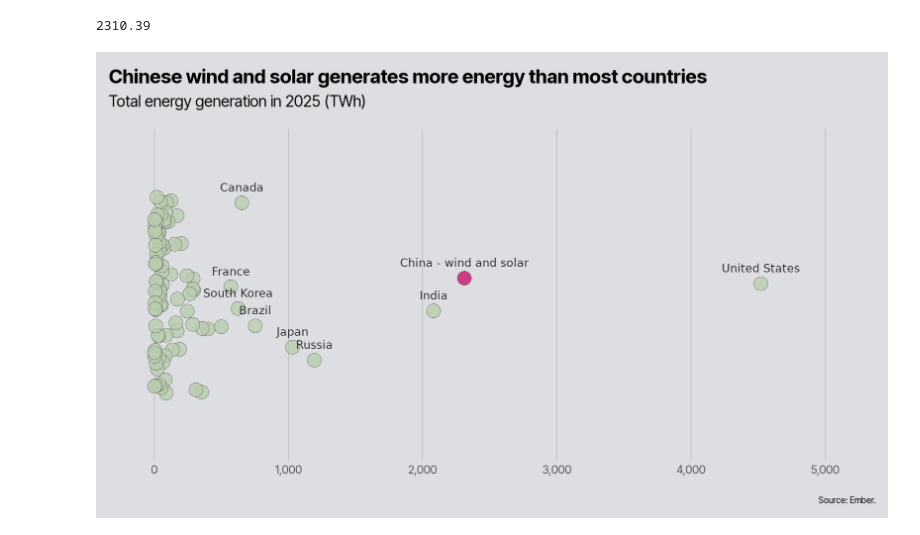
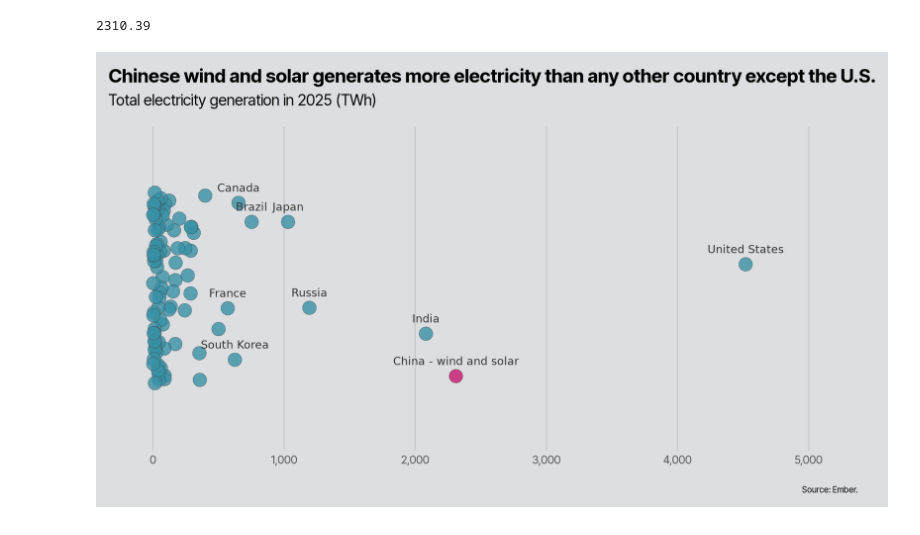
Before and after one commit to TurnerHaa/chinaEnergy, a Jupyter notebook: chinaEnergy.ipynb, the cells around one changed output. Cells and saved outputs as stored; diff of their text form; code cells hidden in the pictures.

Commit message:
Changed point colours

```diff
--- a/chinaEnergy.ipynb
+++ b/chinaEnergy.ipynb
@@ -66,10 +66,11 @@ background = '#DCDEE1'
 text_colour = "#3E4147"
 
 # set copy
-title = "Chinese wind and solar generates more energy than most countries"
-subtitle = "Total energy generation in 2025 (TWh)"
+title = "Chinese wind and solar generates more electricity than any other country except the U.S."
+subtitle = "Total electricity generation in 2025 (TWh)"
 x_axis = "Generation (TWh)"
 source = "Source: Ember."
+
 
 # set typeface properties
 title_font = {
@@ -91,25 +92,26 @@ source_font = {
 # equivalent to R themes() for quick styling
 # plt.style.use('seaborn-v0_8')
 
-# call specific elements to update theme
-mpl.rcParams['xtick.color'] = text_colour
-mpl.rcParams['xtick.labelsize'] = '18'
-
+# set seed
+np.random.seed(42)
 
 # set up explicit dimensions
 dpi = 300
 width_px, height_px = 1920, 1080
 figsize = (width_px / dpi, height_px / dpi)
 
+# create figure and axes
+fig, ax = plt.subplots(figsize=figsize, dpi=dpi)
 
-fig, ax = plt.subplots(figsize=figsize, dpi=dpi)
+#set background colours
 fig.set_facecolor(background)
 ax.patch.set_facecolor(background)
 
+# set border around plot
 fig.subplots_adjust(left=0.05, right=0.9, top=0.85, bottom=0.12)
 
-plt.margins(x=0.1, y=0.2)
 
+ax.margins(x=0.1, y=0.2)
 
 fig.text(0.01, 0.94, title, ha='left', va='bottom', **title_font)
 fig.text(0.01, 0.89, subtitle, ha='left', va='bottom', **subtitle_font)
@@ -117,8 +119,8 @@ fig.text(0.89, 0.02, source, ha='left', va='bottom', **source_font)
 
 
 palette = {
-    'Total generation': '#BACDB0',
-    'Wind and solar': '#C7156D'
+    'Total generation': '#3891A6',
+    'Wind and solar': '#c7156d'
 }
 
 # ax.set(xscale="log")
@@ -135,34 +137,34 @@ for idx, (x_pos, y_pos) in enumerate(offsets[0:9]):
         xytext=(0,5),
         textcoords="offset points",
         ha="center",
         va="bottom",
         fontsize=6.5,
         color="#333333",
         weight=400
     )
 
 ax.set_xlim(-100, 5010)
 
 plt.tick_params(axis='x', which='both', bottom=False, top=False, pad=-2, colors='#525252')
 plt.grid(axis='x', alpha=0.8, linewidth=0.4)
 ax.tick_params(axis='x', labelsize=6)
 ax.set_xlabel(None)
 ax.xaxis.set_major_formatter(ticker.StrMethodFormatter("{x:,.0f}"))
 plt.setp(ax.get_xticklabels(),  fontname='Inter Tight', size=6.5)
 
 plt.tick_params(axis='y', which='both', bottom=False, top=False, left=False)
 
 
 ax.get_legend().remove()
 
 for pos in ['right', 'top', 'bottom', 'left']:
     plt.gca().spines[pos].set_visible(False)
 
 plt.savefig("output_300dpi.png", dpi=dpi, facecolor=fig.get_facecolor())
 
 plt.show()
 # %% [output]
-[figure, old version]
+[figure, new version]
 # %%
 help(ticker.StrMethodFormatter)
 # %% [output]
```
Also changed, not shown: parts of 1 cell of this notebook, 1 other file.
